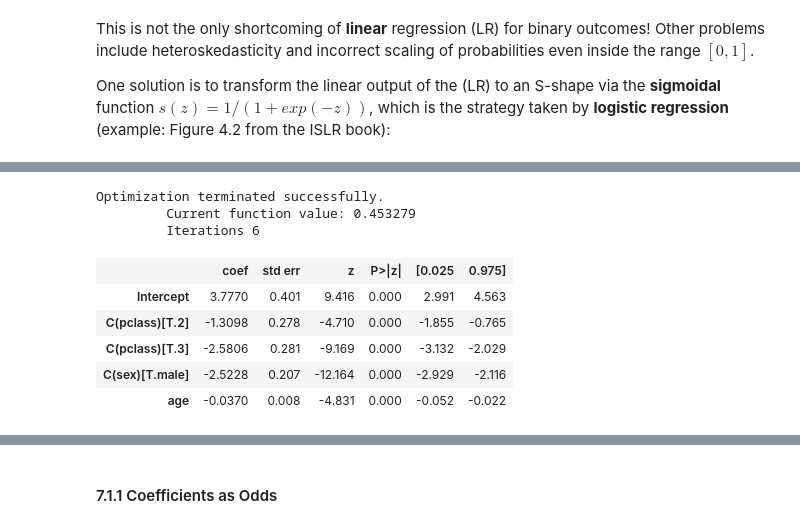
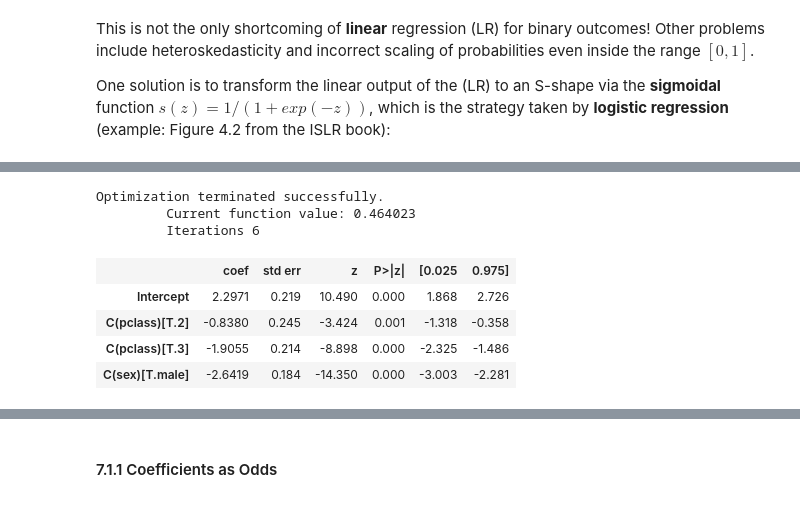
Before and after one commit to markusloecher/DataScience2018, a Jupyter notebook: Lessons/class7-ClassificationI.ipynb, the cells around one changed output, grey strips where cells are left out. Cells and saved outputs as stored; diff of their text form; code cells hidden in the pictures.

```diff
--- a/Lessons/class7-ClassificationI.ipynb
+++ b/Lessons/class7-ClassificationI.ipynb
@@ -186,15 +186,14 @@ Logit Regression Results
 # %%
 #Mini Tasks: fit a logistic regression to the Titanic data
 #Try to make sense of the coefficients!
-est = smf.logit('survived ~ age + C(pclass) + C(sex)', data=titanic)
+est = smf.logit('survived ~  C(pclass) + C(sex)', data=titanic)
 est.fit().summary().tables[1]
 # %% [output]
 Optimization terminated successfully.
-         Current function value: 0.453279
+         Current function value: 0.464023
          Iterations 6
 |  | coef | std err | z | P>|z| | [0.025 | 0.975] |
-| Intercept | 3.7770 | 0.401 | 9.416 | 0.000 | 2.991 | 4.563 |
-| C(pclass)[T.2] | -1.3098 | 0.278 | -4.710 | 0.000 | -1.855 | -0.765 |
-| C(pclass)[T.3] | -2.5806 | 0.281 | -9.169 | 0.000 | -3.132 | -2.029 |
-| C(sex)[T.male] | -2.5228 | 0.207 | -12.164 | 0.000 | -2.929 | -2.116 |
-| age | -0.0370 | 0.008 | -4.831 | 0.000 | -0.052 | -0.022 |
+| Intercept | 2.2971 | 0.219 | 10.490 | 0.000 | 1.868 | 2.726 |
+| C(pclass)[T.2] | -0.8380 | 0.245 | -3.424 | 0.001 | -1.318 | -0.358 |
+| C(pclass)[T.3] | -1.9055 | 0.214 | -8.898 | 0.000 | -2.325 | -1.486 |
+| C(sex)[T.male] | -2.6419 | 0.184 | -14.350 | 0.000 | -3.003 | -2.281 |
```
Also changed, not shown: parts of 18 cells of this notebook, 1 other file.
